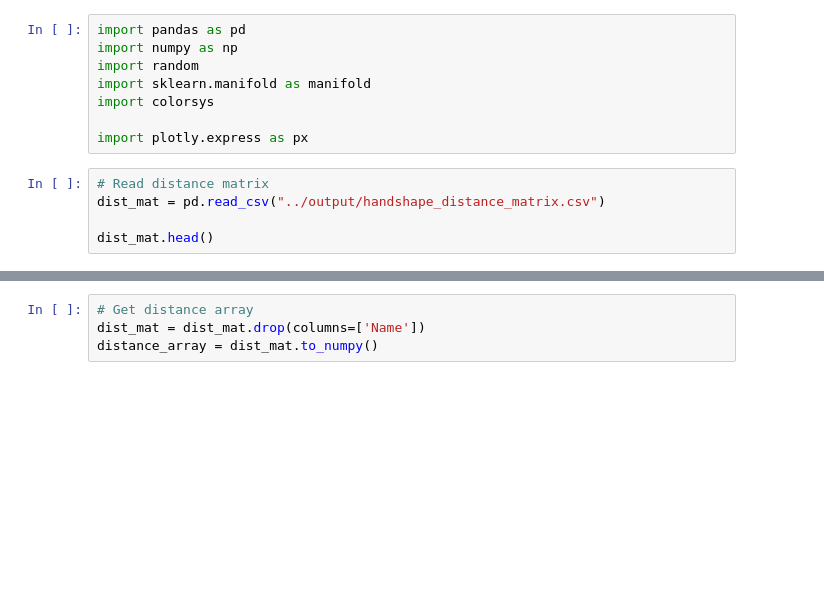
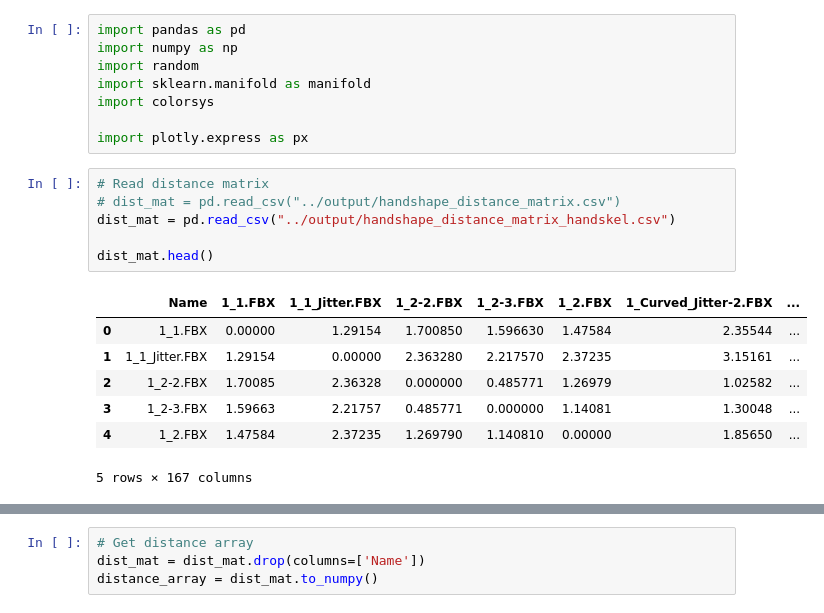
Before and after one commit to JustinSaenCity/HandshapeSegmentation, a Jupyter notebook: python/tsne.ipynb, the cells around one changed output, grey strips where cells are left out. Drawn from its saved outputs; the diff is of its cells as text; blank space fills up the shorter version.

```diff
--- a/python/tsne.ipynb
+++ b/python/tsne.ipynb
@@ -8,9 +8,18 @@ import colorsys
 import plotly.express as px
 # %%
 # Read distance matrix
-dist_mat = pd.read_csv("../output/handshape_distance_matrix.csv")
+# dist_mat = pd.read_csv("../output/handshape_distance_matrix.csv")
+dist_mat = pd.read_csv("../output/handshape_distance_matrix_handskel.csv")
 
 dist_mat.head()
+# %% [output]
+|  | Name | 1_1.FBX | 1_1_Jitter.FBX | 1_2-2.FBX | 1_2-3.FBX | 1_2.FBX | 1_Curved_Jitter-2.FBX | ... |
+| 0 | 1_1.FBX | 0.00000 | 1.29154 | 1.700850 | 1.596630 | 1.47584 | 2.35544 | ... |
+| 1 | 1_1_Jitter.FBX | 1.29154 | 0.00000 | 2.363280 | 2.217570 | 2.37235 | 3.15161 | ... |
+| 2 | 1_2-2.FBX | 1.70085 | 2.36328 | 0.000000 | 0.485771 | 1.26979 | 1.02582 | ... |
+| 3 | 1_2-3.FBX | 1.59663 | 2.21757 | 0.485771 | 0.000000 | 1.14081 | 1.30048 | ... |
+| 4 | 1_2.FBX | 1.47584 | 2.37235 | 1.269790 | 1.140810 | 0.00000 | 1.85650 | ... |
+5 rows × 167 columns
 # %%
 # Top 10 most similar handshapes to 'fbx\M20241107_6263_260710_2.fbx_segment_2'
 
```
Also changed, not shown: parts of 3 cells of this notebook, 5 other files.
